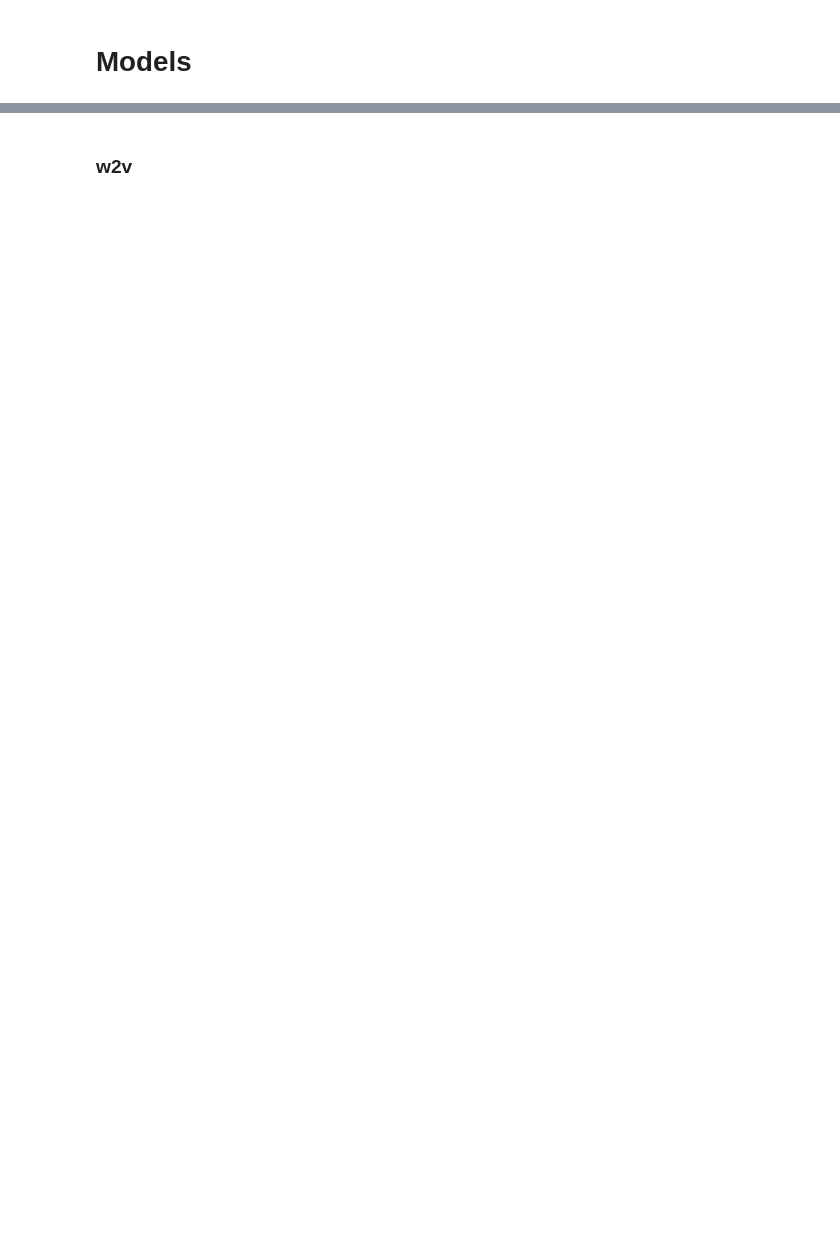
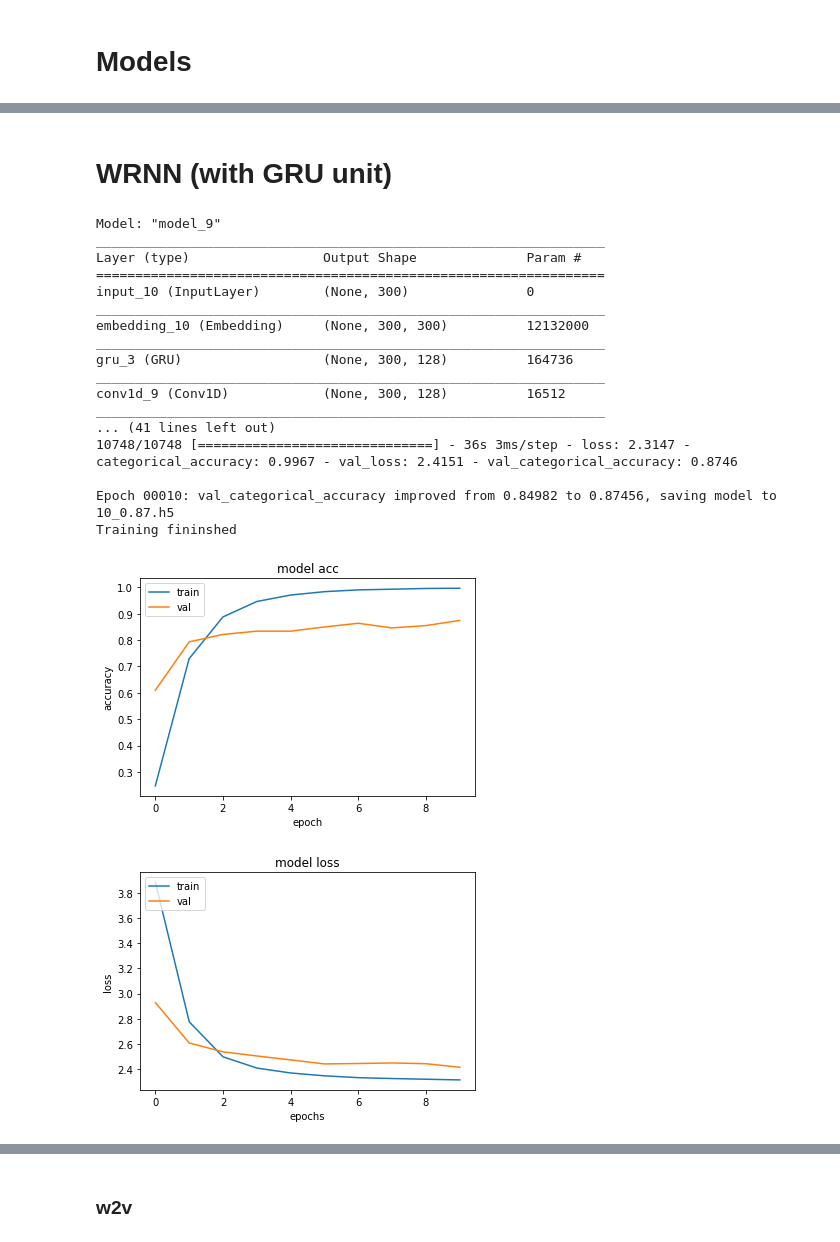
Before and after one commit to QuickLearner171998/Weighted-RNN-for-News-Text-Classification, a Jupyter notebook: WRNN_News_Text_Classification.ipynb, the cells around one changed output, grey strips where cells are left out. Saved outputs shown, nothing was run; the diff lists cells and outputs as text; code cells hidden in the pictures; blank space fills up the shorter version.

```diff
--- a/WRNN_News_Text_Classification.ipynb
+++ b/WRNN_News_Text_Classification.ipynb
@@ -248,7 +231,7 @@ def prepare_for_word_to_vec(texts):
 # Configs
 # %%
 # in paper
-vocab_size = None
+vocab_size = 40439
 embed_dim = 300
 embed_dim_w = 200
 hidden_dim  = 128
@@ -265,14 +248,17 @@ train_texts,train_labels, test_texts, test_labels = get_data(DATA_PATH)
 
 # Should fit_to_texts complete or only train-  https://stackoverflow.com/questions/54891464/is-it-better-to-keras-fit-to-text-on-the-entire-x-data-or-just-the-train-data
 
-tokenizer = Tokenizer(oov_token='<UNK>')
+tokenizer = Tokenizer(oov_token='<UNK>', num_words=vocab_size+1)
 # fit only on train
 tokenizer.fit_on_texts(train_texts)
 
+# word2ix = truncated vocabulary/original vocabulary
+word2ix = list(tokenizer.word_index.keys())[:vocab_size+1]
+word2ix = {k:tokenizer.word_index[k] for k in word2ix}
 
-train_tokenized_seq = tokenize_sequences(train_texts, sl,tokenizer)
-test_tokenized_seq = tokenize_sequences(test_texts, sl,tokenizer)
-vocab_size = len(tokenizer.word_index)# +1 for OOV
+train_tokenized_seq = tokenize_sequences(train_texts, sl, tokenizer)
+test_tokenized_seq = tokenize_sequences(test_texts, sl, tokenizer)
+# vocab_size = len(tokenizer.word_index)# +1 for OOV
 
 train_labels = to_categorical(np.asarray(train_labels))
 test_labels = to_categorical(np.asarray(test_labels))
@@ -320,7 +306,7 @@ vocab_size
 # %% [markdown]
 # Glove
 # %%
-save_embedding_matrix_path = PATH + 'embedding_matrix_with_split.pkl'
+save_embedding_matrix_path = PATH + 'embedding_matrix_truncated.pkl'
 
 if(glob.glob(save_embedding_matrix_path)):
   print('Embedding matrix found. Loading ...')
@@ -330,7 +316,7 @@ if(glob.glob(save_embedding_matrix_path)):
   print('Done.')
 
 else:
-  embedding_matrix = get_embedding_matrix(tokenizer, GLOVE_PATH, embed_dim)
+  embedding_matrix = get_embedding_matrix(word2ix, GLOVE_PATH, embed_dim)
   with open(save_embedding_matrix_path, 'wb+') as f:
     pickle.dump(embedding_matrix, f)
 # %% [output]
@@ -412,0 +398,45 @@ Epoch 3/10
+# %% [markdown]
+# WRNN (with GRU unit)
+# %%
+# architecture
+inp = Input(shape=(sl,))
+embed = Embedding(input_dim=vocab_size+1, output_dim=embed_dim, weights= [embedding_matrix], input_length=sl, trainable = True )(inp)
+lstm = GRU(hidden_dim, return_sequences=True, dropout=0.2)(embed) # o/p 300x128
+# Note o/p of a rnn cel or lstm cell gives prob of each word - (300,)
+# conv 1d inp shape - (128,300) -- reshape needed
+# r2 = Reshape((hidden_dim, sl))(lstm)
+conv1d = Conv1D(128,1, activation='relu')(lstm)
+gp = GlobalMaxPooling1D()(conv1d)
+d = Dense(hidden_dim, activation='relu')(gp)
+d = Dropout(0.1)(d)
+out = Dense(output_dim, activation='softmax', activity_regularizer=l1_l2(0.01,0.01))(d)
+model_wrnn = Model(input = inp, outputs = out)
+model_wrnn.summary()
+
+# training
+history = run_model(model_wrnn, train_tokenized_seq, train_labels, epochs, batch_size, vsplit)
+training_plots(history, 'wrnn.png', model_wrnn)
+
+# evaluation
+print("Evaluating...")
+evaluate(model_wrnn, test_tokenized_seq, test_labels, batch_size)
+# %% [output]
+Model: "model_9"
+_________________________________________________________________
+Layer (type)                 Output Shape              Param #
+=================================================================
+input_10 (InputLayer)        (None, 300)               0
+_________________________________________________________________
+embedding_10 (Embedding)     (None, 300, 300)          12132000
+_________________________________________________________________
+gru_3 (GRU)                  (None, 300, 128)          164736
+_________________________________________________________________
+conv1d_9 (Conv1D)            (None, 300, 128)          16512
+_________________________________________________________________
+... (41 lines left out)
+10748/10748 [==============================] - 36s 3ms/step - loss: 2.3147 - categorical_accuracy: 0.9967 - val_loss: 2.4151 - val_categorical_accuracy: 0.8746
+
+Epoch 00010: val_categorical_accuracy improved from 0.84982 to 0.87456, saving model to 10_0.87.h5
+Training fininshed
+[figure, added]
+[figure, added]
```
Also changed, not shown: parts of 15 cells of this notebook.
